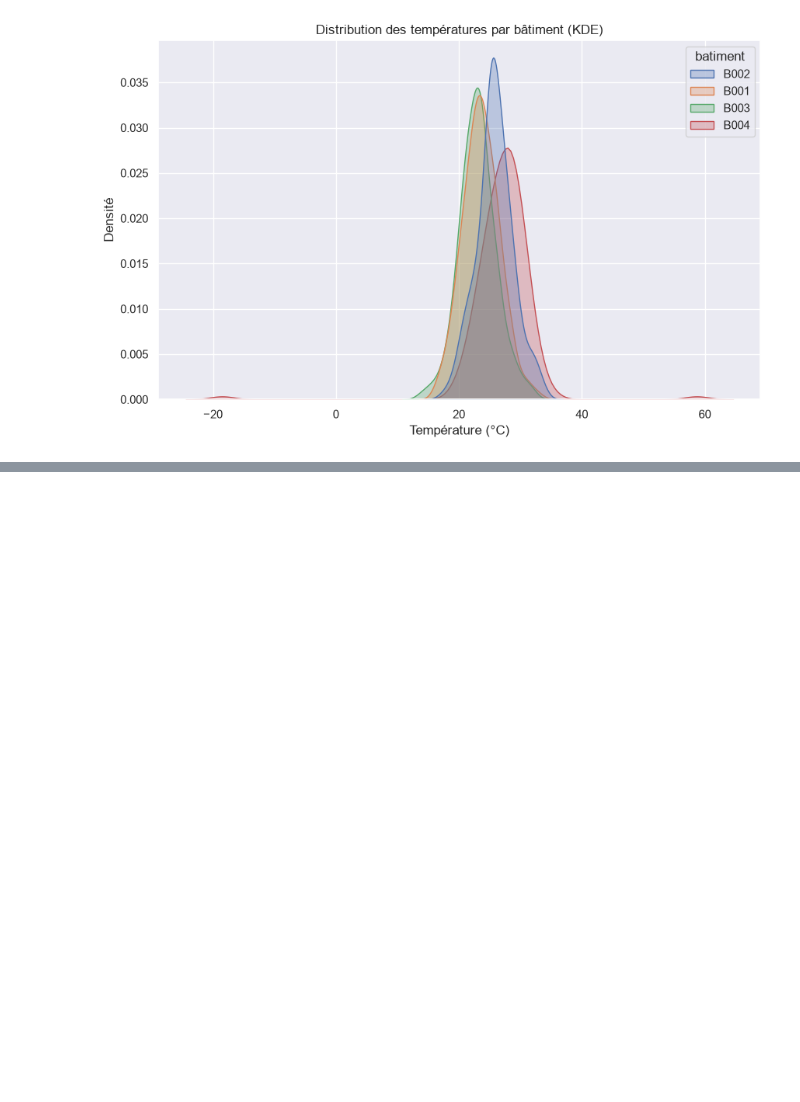
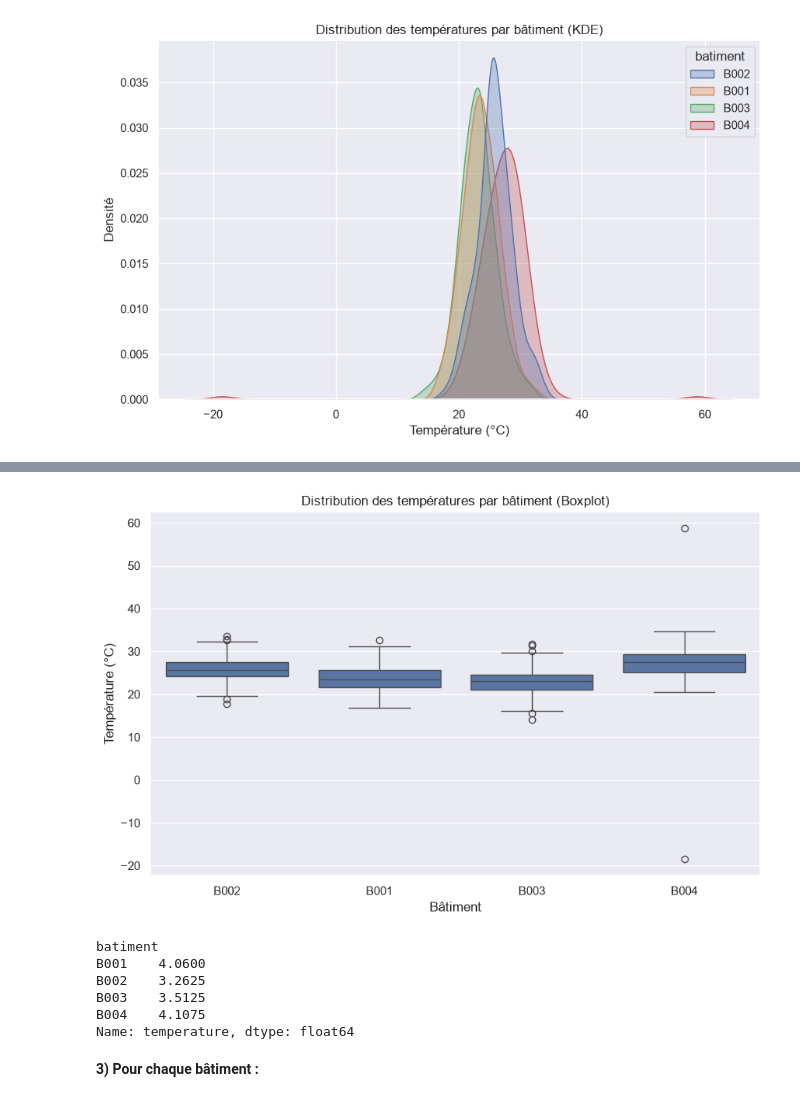
Before and after one commit to galassmyname/Atelier-Seaborn, a Jupyter notebook: atelier_seaborn_iot/notebooks/atelier_seaborn_iot.ipynb, the cells around one changed output, grey strips where cells are left out. Drawn from its saved outputs; the diff is of its cells as text; code cells hidden in the pictures; blank space fills up the shorter version.

```diff
--- a/atelier_seaborn_iot/notebooks/atelier_seaborn_iot.ipynb
+++ b/atelier_seaborn_iot/notebooks/atelier_seaborn_iot.ipynb
@@ -181,0 +203,22 @@ plt.show()
+# %%
+plt.figure(figsize=(10, 6))
+sns.boxplot(data=df, x="batiment", y="temperature")
+plt.title("Distribution des températures par bâtiment (Boxplot)")
+plt.xlabel("Bâtiment")
+plt.ylabel("Température (°C)")
+plt.show()
+# %% [output]
+[figure, added]
+# %%
+df.groupby("batiment")["temperature"].agg(
+    lambda x: x.quantile(0.75) - x.quantile(0.25)
+)
+# %% [output]
+batiment
+B001    4.0600
+B002    3.2625
+B003    3.5125
+B004    4.1075
+Name: temperature, dtype: float64
+# %% [markdown]
+**3) Pour chaque bâtiment :**
```
Also changed, not shown: parts of 8 cells of this notebook.
